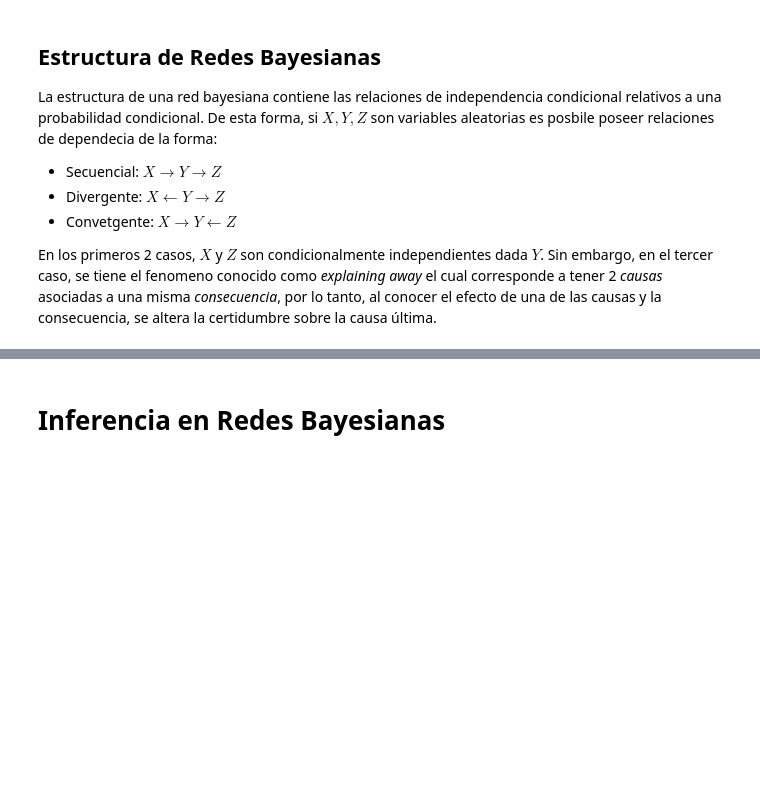
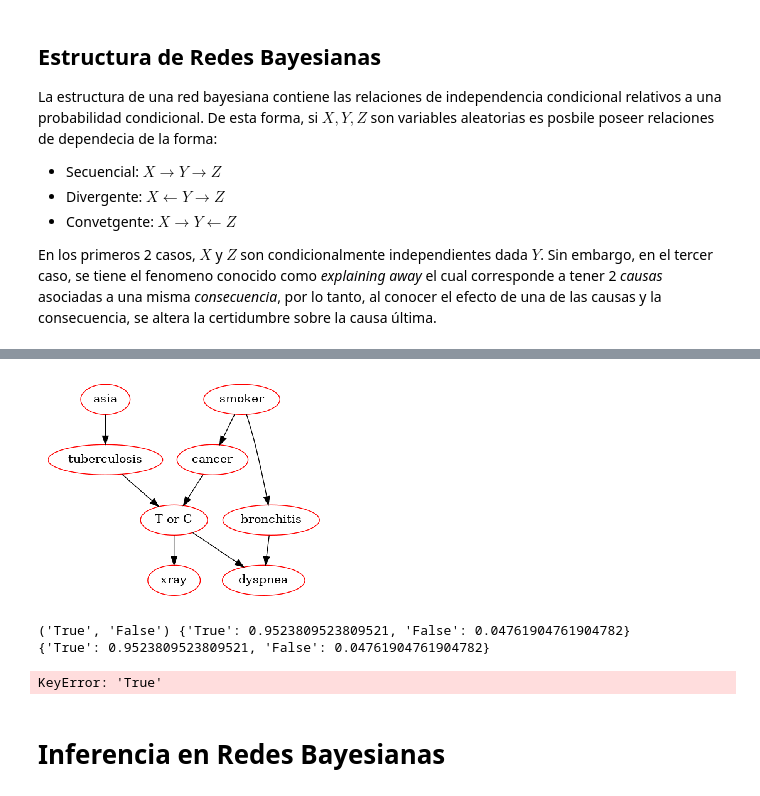
Before and after one commit to GAMES-UChile/Curso-BancoEstado, a Jupyter notebook: modulo9/modulo9.ipynb, the cells around one changed output, grey strips where cells are left out. Drawn from its saved outputs; the diff is of its cells as text; code cells hidden in the pictures; blank space fills up the shorter version.

Commit message:
Add Red bayesiana grande

```diff
--- a/modulo9/modulo9.ipynb
+++ b/modulo9/modulo9.ipynb
@@ -270,3 +312,63 @@ En los primeros 2 casos, $X$ y $Z$ son condicionalmente independientes dada $Y$.
+# %%
+xray = ConditionalProbabilityTable(
+    [[ 'True', 'True', 0.885 ],
+     [ 'True', 'False', 0.115 ],
+     [ 'False', 'True', 0.04 ],
+     [ 'False', 'False', 0.96 ]], [tuberculosis_or_cancer] )
+# %%
+dyspnea = ConditionalProbabilityTable(
+    [[ 'True', 'True', 'True', 0.96 ],
+     [ 'True', 'True', 'False', 0.04 ],
+     [ 'True', 'False', 'True', 0.89 ],
+     [ 'True', 'False', 'False', 0.11 ],
+     [ 'False', 'True', 'True', 0.96 ],
+     [ 'False', 'True', 'False', 0.04 ],
+     [ 'False', 'False', 'True', 0.89 ],
+     [ 'False', 'False', 'False', 0.11 ]],
+    [tuberculosis_or_cancer, bronchitis])
+# %%
+s0 = State( asia, name="asia" )
+s1 = State( tuberculosis, name="tuberculosis" )
+s2 = State( smoking, name="smoker" )
+s3 = State( lung, name="cancer" )
+s4 = State( bronchitis, name="bronchitis" )
+s5 = State( tuberculosis_or_cancer, name="T or C" )
+s6 = State( xray, name="xray" )
+s7 = State( dyspnea, name='dyspnea' )
+# %%
+network = BayesianNetwork("asia")
+network.add_nodes(s0, s1, s2, s3, s4, s5, s6, s7)
+
+network.add_edge( s0, s1 )
+network.add_edge( s1, s5 )
+network.add_edge( s2, s3 )
+network.add_edge( s2, s4 )
+network.add_edge( s3, s5 )
+network.add_edge( s5, s6 )
+network.add_edge( s5, s7 )
+network.add_edge( s4, s7 )
+
+network.bake()
+network.plot()
+# %% [output]
+[figure, added]
+# %%
+observations = {
+    'tuberculosis': 'True',
+    'smoker':       'False',
+    'bronchitis':   'True'
+}
+
+beliefs = network.predict_proba(observations)
+for state, belief in zip(network.states, beliefs):
+    if not isinstance(belief, str):
+        probs = dict(belief.items())
+        belief = "True: {True},\tFalse: {False}".format(probs['True'], probs['False'])
+    print("\n{:10}\t{}".format(state.name, belief))
+# %% [output]
+('True', 'False') {'True': 0.9523809523809521, 'False': 0.04761904761904782}
+{'True': 0.9523809523809521, 'False': 0.04761904761904782}
+KeyError: 'True'
 # %% [markdown]
 # Inferencia en Redes Bayesianas
 # %% [markdown]
```
Also changed, not shown: parts of 7 cells of this notebook.
